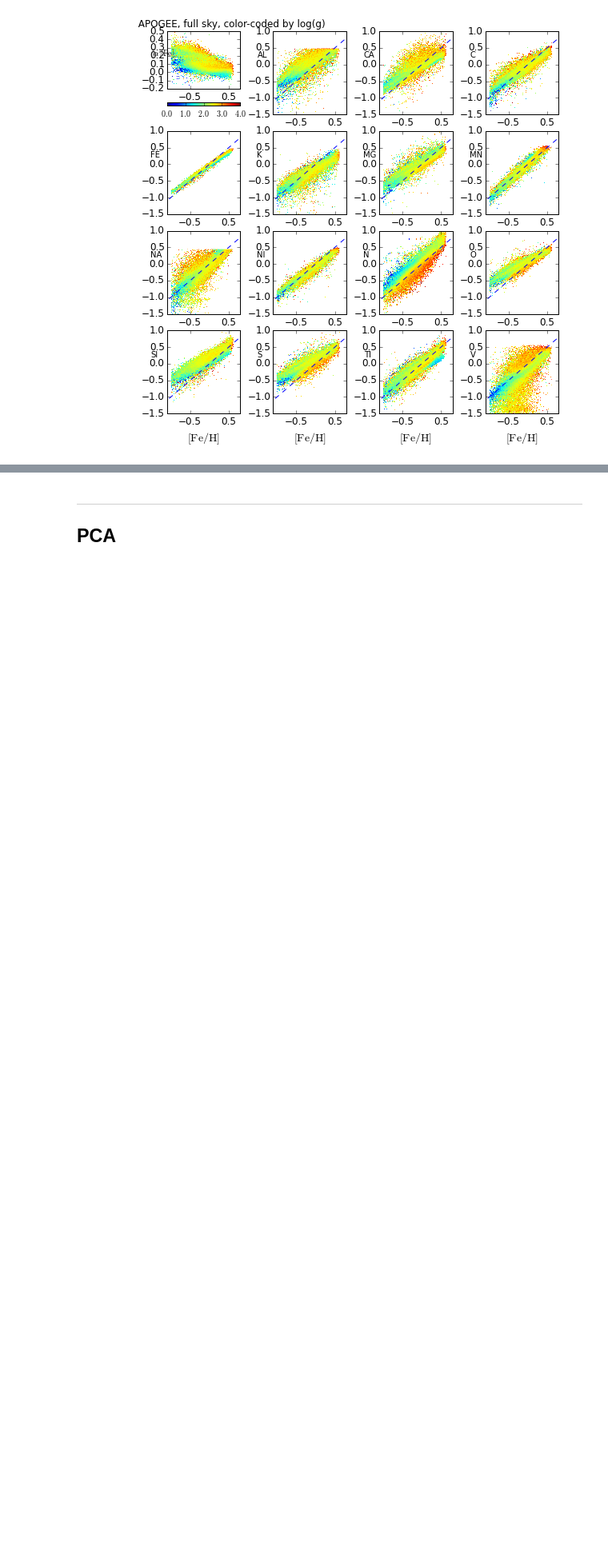
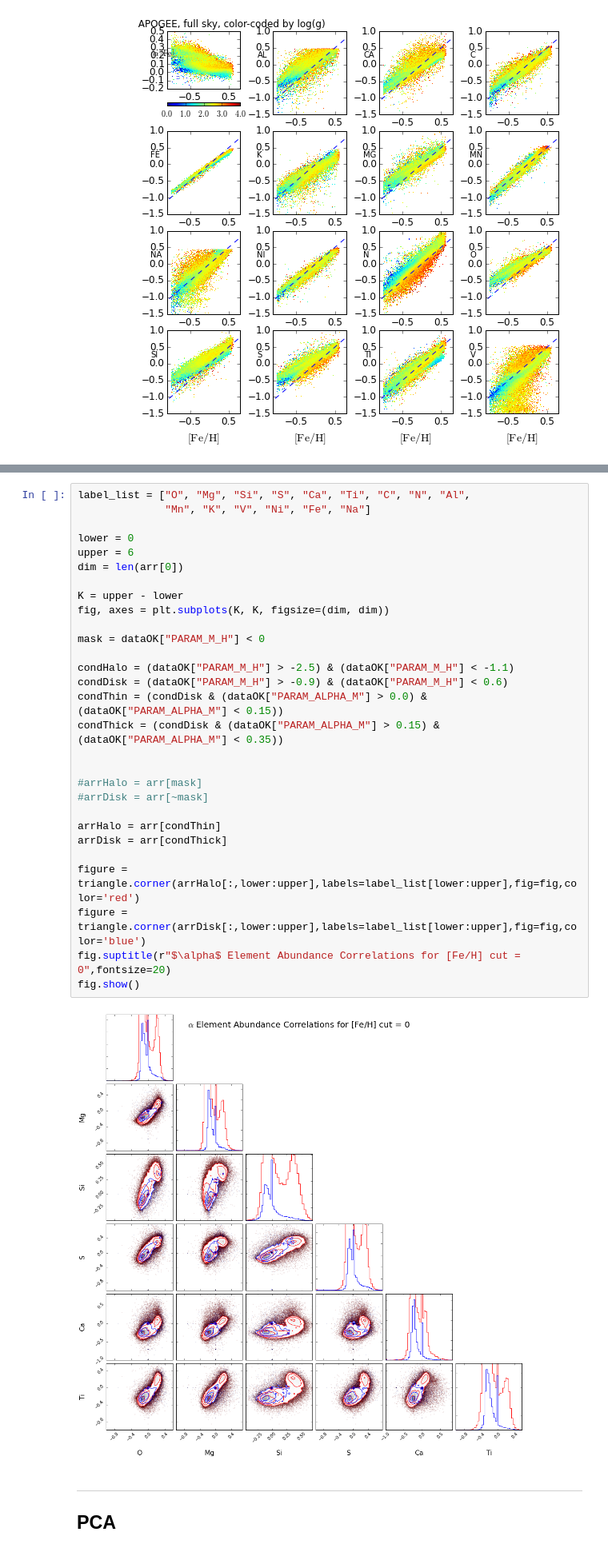
Before and after one commit to 2015ASTR511/EXD, a Jupyter notebook: apogee_pca.ipynb, the cells around one changed output, grey strips where cells are left out. Shown at 80% size. Drawn from its saved outputs; the diff is of its cells as text; blank space fills up the shorter version.

Commit message:
thin/thick disk

```diff
--- a/apogee_pca.ipynb
+++ b/apogee_pca.ipynb
@@ -344,3 +303,34 @@ array([[  3.10622215e-01,   2.95470297e-01,   2.72316158e-01,
+# %%
+label_list = ["O", "Mg", "Si", "S", "Ca", "Ti", "C", "N", "Al",
+              "Mn", "K", "V", "Ni", "Fe", "Na"]
+
+lower = 0
+upper = 6
+dim = len(arr[0])
+
+K = upper - lower
+fig, axes = plt.subplots(K, K, figsize=(dim, dim))
+
+mask = dataOK["PARAM_M_H"] < 0
+
+condHalo = (dataOK["PARAM_M_H"] > -2.5) & (dataOK["PARAM_M_H"] < -1.1)
+condDisk = (dataOK["PARAM_M_H"] > -0.9) & (dataOK["PARAM_M_H"] < 0.6)
+condThin = (condDisk & (dataOK["PARAM_ALPHA_M"] > 0.0) & (dataOK["PARAM_ALPHA_M"] < 0.15))
+condThick = (condDisk & (dataOK["PARAM_ALPHA_M"] > 0.15) & (dataOK["PARAM_ALPHA_M"] < 0.35))
+
+
+#arrHalo = arr[mask]
+#arrDisk = arr[~mask]
+
+arrHalo = arr[condThin]
+arrDisk = arr[condThick]
+
+figure = triangle.corner(arrHalo[:,lower:upper],labels=label_list[lower:upper],fig=fig,color='red')
+figure = triangle.corner(arrDisk[:,lower:upper],labels=label_list[lower:upper],fig=fig,color='blue')
+fig.suptitle(r"$\alpha$ Element Abundance Correlations for [Fe/H] cut = 0",fontsize=20)
+fig.show()
+# %% [output]
+[figure, added]
 # %% [markdown]
 ---
 ## PCA
```
Also changed, not shown: parts of 10 cells of this notebook.
